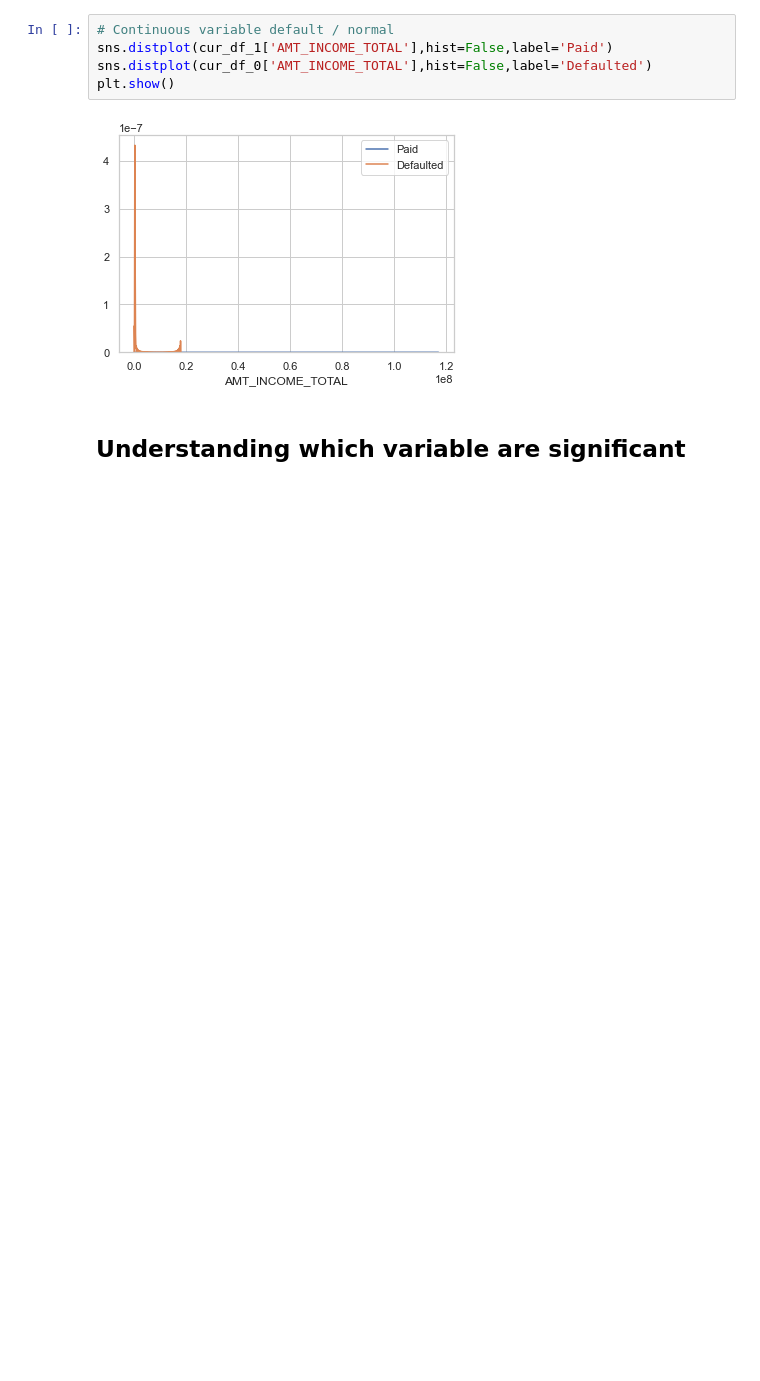
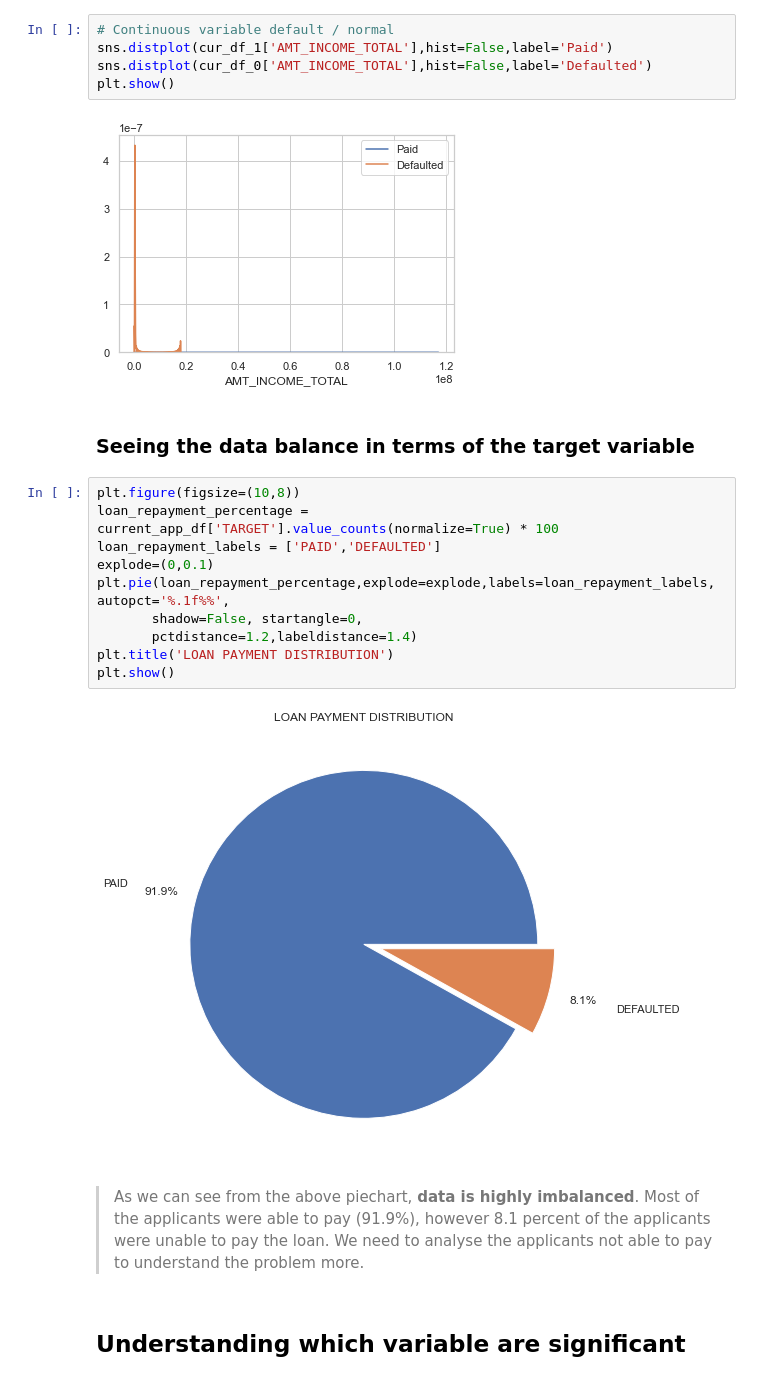
Before and after one commit to abhinav-m/data-science-bootcamp, a Jupyter notebook: upgrad-data-science-primer/Final-EDA-Graded/loan-applicants-data-visualization.ipynb, the cells around one changed output. Drawn from its saved outputs; the diff is of its cells as text; blank space fills up the shorter version.

```diff
--- a/upgrad-data-science-primer/Final-EDA-Graded/loan-applicants-data-visualization.ipynb
+++ b/upgrad-data-science-primer/Final-EDA-Graded/loan-applicants-data-visualization.ipynb
@@ -92,6 +72,22 @@ sns.distplot(cur_df_0['AMT_INCOME_TOTAL'],hist=False,label='Defaulted')
 plt.show()
 # %% [output]
 [figure]
+# %% [markdown]
+### Seeing the data balance in terms of the target variable
+# %%
+plt.figure(figsize=(10,8))
+loan_repayment_percentage = current_app_df['TARGET'].value_counts(normalize=True) * 100
+loan_repayment_labels = ['PAID','DEFAULTED']
+explode=(0,0.1)
+plt.pie(loan_repayment_percentage,explode=explode,labels=loan_repayment_labels, autopct='%.1f%%',
+       shadow=False, startangle=0,
+       pctdistance=1.2,labeldistance=1.4)
+plt.title('LOAN PAYMENT DISTRIBUTION')
+plt.show()
+# %% [output]
+[figure, added]
+# %% [markdown]
+>  As we can see from the above piechart, **data is highly imbalanced**. Most of the applicants were able to pay (91.9%), however 8.1 percent of the applicants were unable to pay the loan. We need to analyse the applicants not able to pay to understand the problem more.
 # %% [markdown]
 ## Understanding which variable are significant
 # %%
```
Also changed, not shown: parts of 40 cells of this notebook, 1 other file.
